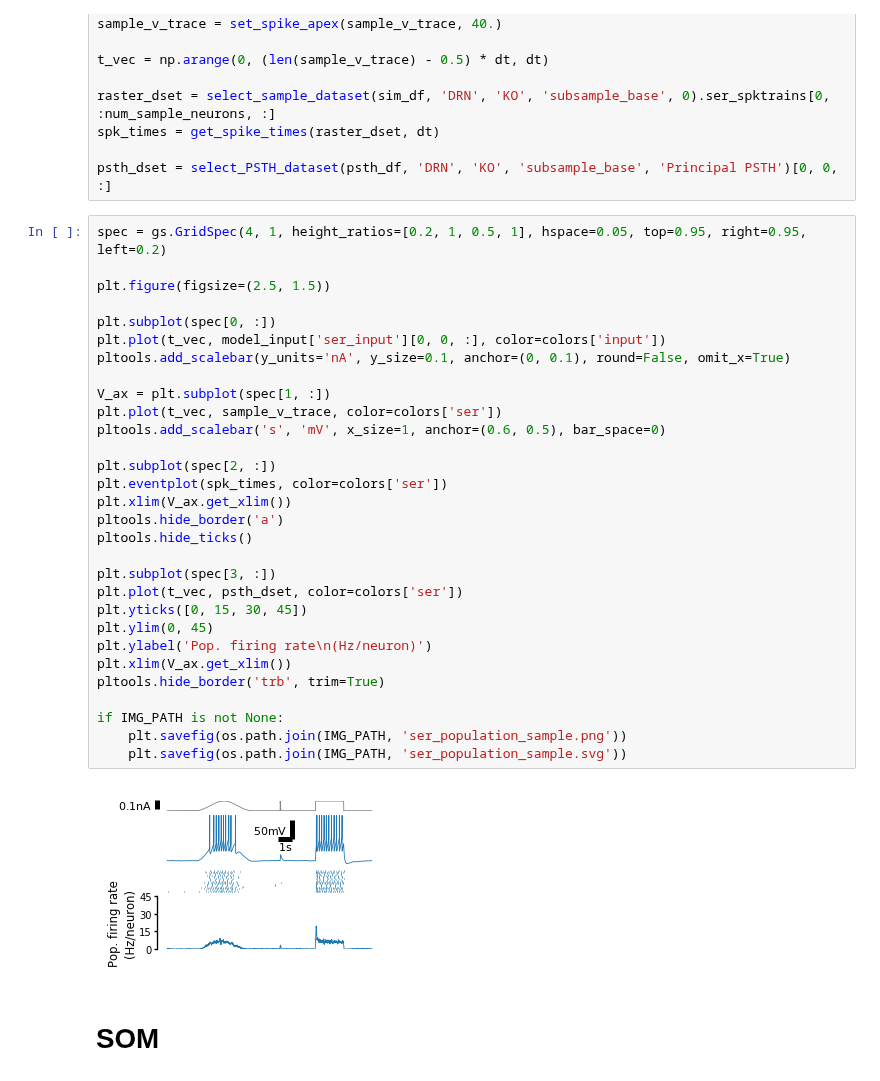
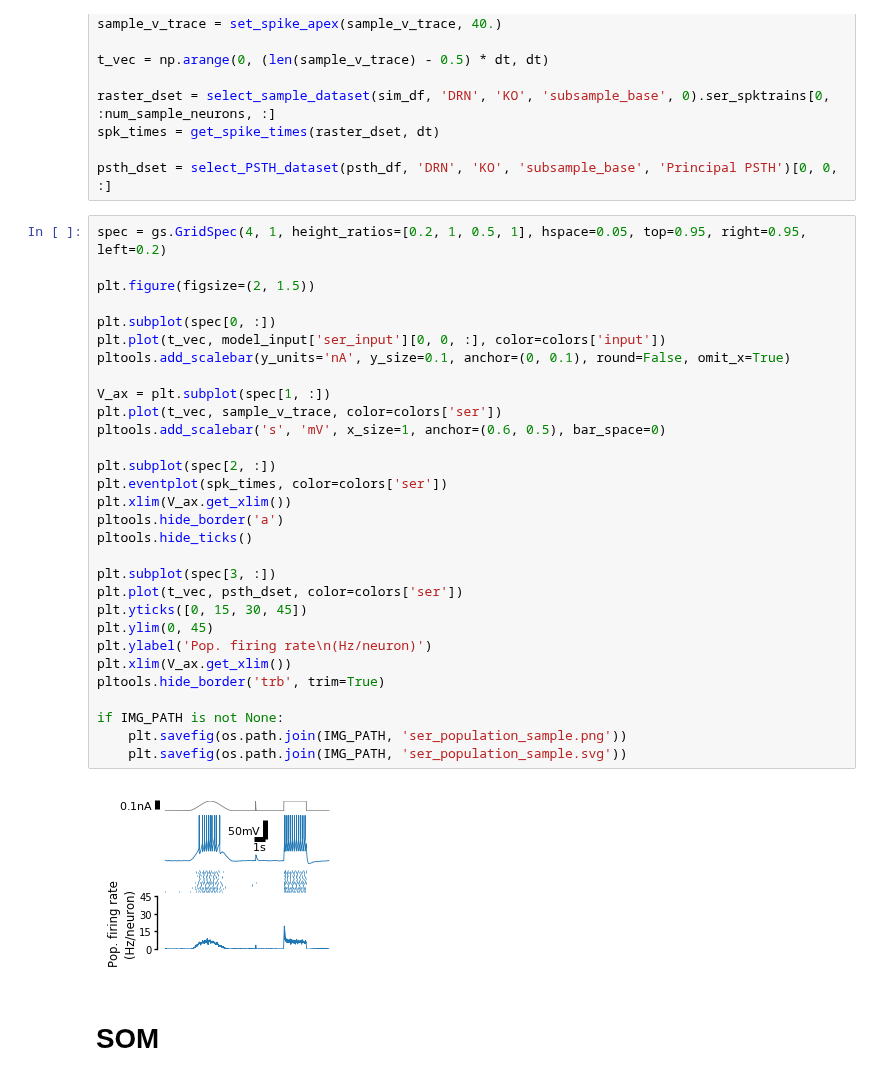
Before and after one commit to nauralcodinglab/raphegif, a Jupyter notebook: figs/scripts/writeup/illustrate_wave.ipynb, the cells around one changed output. Saved outputs shown, nothing was run; the diff lists cells and outputs as text.

Commit message:
Fix figure dimensions in illustrate_wave notebook

```diff
--- a/figs/scripts/writeup/illustrate_wave.ipynb
+++ b/figs/scripts/writeup/illustrate_wave.ipynb
@@ -195,35 +195,35 @@ psth_dset = select_PSTH_dataset(psth_df, 'DRN', 'KO', 'subsample_base', 'Princip
 # %%
 spec = gs.GridSpec(4, 1, height_ratios=[0.2, 1, 0.5, 1], hspace=0.05, top=0.95, right=0.95, left=0.2)
 
-plt.figure(figsize=(2.5, 1.5))
+plt.figure(figsize=(2, 1.5))
 
 plt.subplot(spec[0, :])
 plt.plot(t_vec, model_input['ser_input'][0, 0, :], color=colors['input'])
 pltools.add_scalebar(y_units='nA', y_size=0.1, anchor=(0, 0.1), round=False, omit_x=True)
 
 V_ax = plt.subplot(spec[1, :])
 plt.plot(t_vec, sample_v_trace, color=colors['ser'])
 pltools.add_scalebar('s', 'mV', x_size=1, anchor=(0.6, 0.5), bar_space=0)
 
 plt.subplot(spec[2, :])
 plt.eventplot(spk_times, color=colors['ser'])
 plt.xlim(V_ax.get_xlim())
 pltools.hide_border('a')
 pltools.hide_ticks()
 
 plt.subplot(spec[3, :])
 plt.plot(t_vec, psth_dset, color=colors['ser'])
 plt.yticks([0, 15, 30, 45])
 plt.ylim(0, 45)
 plt.ylabel('Pop. firing rate\n(Hz/neuron)')
 plt.xlim(V_ax.get_xlim())
 pltools.hide_border('trb', trim=True)
 
 if IMG_PATH is not None:
     plt.savefig(os.path.join(IMG_PATH, 'ser_population_sample.png'))
     plt.savefig(os.path.join(IMG_PATH, 'ser_population_sample.svg'))
 # %% [output]
-[figure, old version]
+[figure, new version]
 # %% [markdown]
 # SOM
 # %%
```
Also changed, not shown: parts of 1 cell of this notebook.
